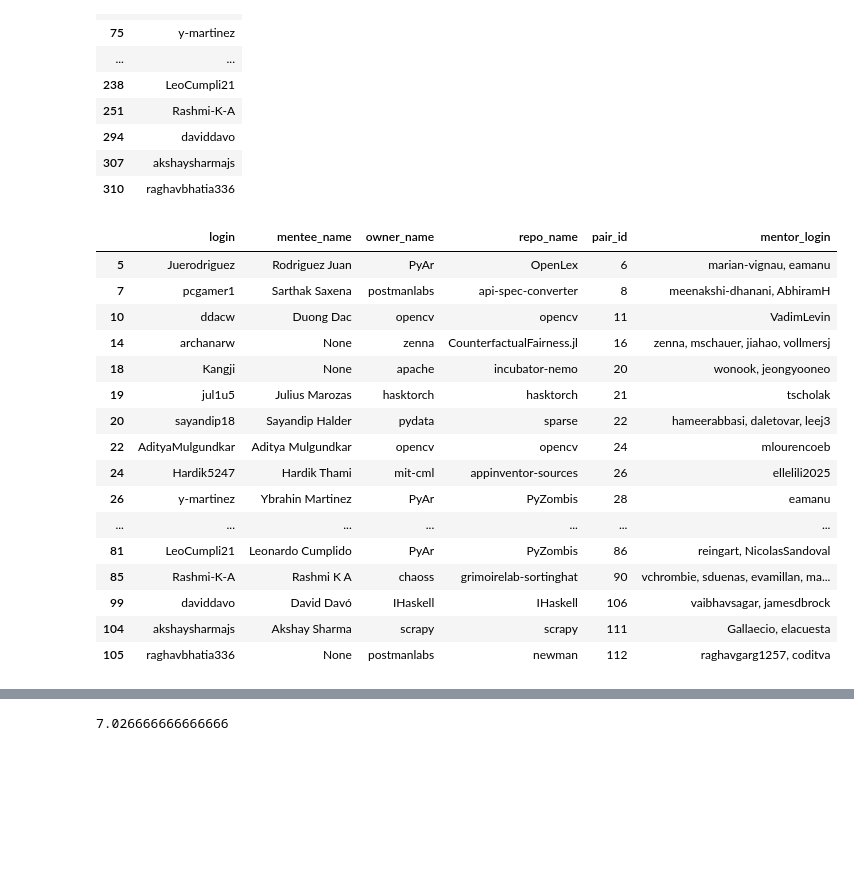
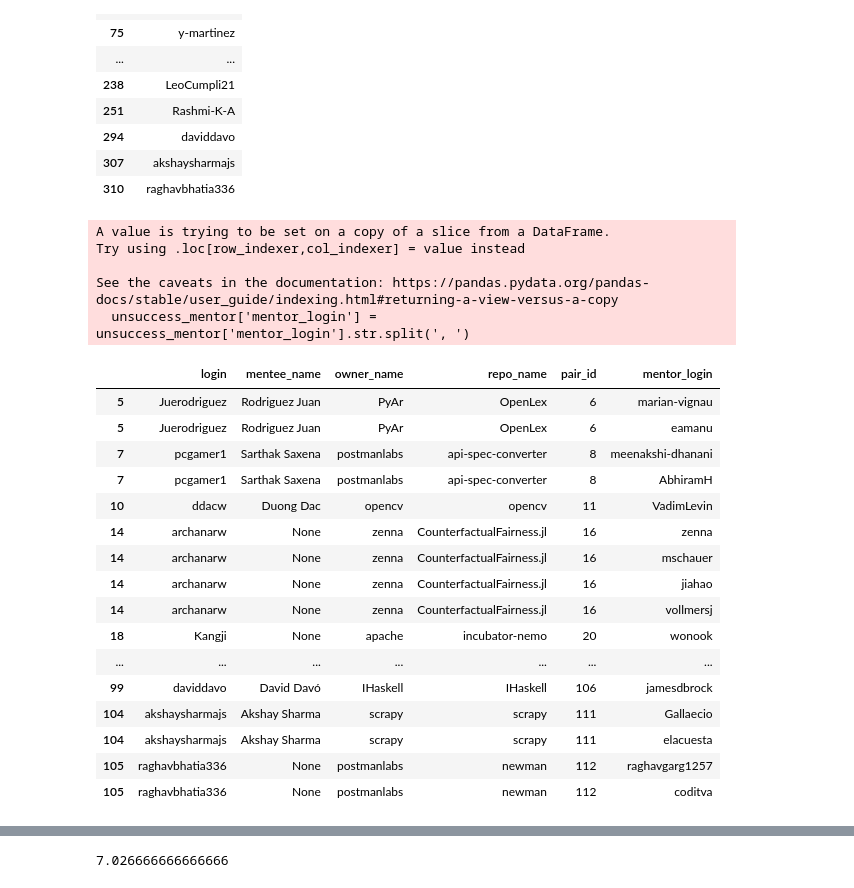
Before and after one commit to coffeehousejazz/honours_thesis, a Jupyter notebook: Code/new queries/GSoC2021.ipynb, the cells around one changed output, grey strips where cells are left out. Cells and saved outputs as stored; diff of their text form; code cells hidden in the pictures; blank space fills up the shorter version.

```diff
--- a/Code/new queries/GSoC2021.ipynb
+++ b/Code/new queries/GSoC2021.ipynb
@@ -211,25 +218,32 @@ unsuccessful
 # %%
 # unsuccessful mentor mentee
 unsuccess_mentor = mentors_mentees[~mentors_mentees['login'].isin(success['mentee_name'])]
+unsuccess_mentor['mentor_login'] = unsuccess_mentor['mentor_login'].str.split(', ')
+unsuccess_mentor = unsuccess_mentor.explode('mentor_login')
 unsuccess_mentor
 # %% [output]
+A value is trying to be set on a copy of a slice from a DataFrame.
+Try using .loc[row_indexer,col_indexer] = value instead
+
+See the caveats in the documentation: https://pandas.pydata.org/pandas-docs/stable/user_guide/indexing.html#returning-a-view-versus-a-copy
+  unsuccess_mentor['mentor_login'] = unsuccess_mentor['mentor_login'].str.split(', ')
 |  | login | mentee_name | owner_name | repo_name | pair_id | mentor_login |
-| 5 | Juerodriguez | Rodriguez Juan | PyAr | OpenLex | 6 | marian-vignau, eamanu |
-| 7 | pcgamer1 | Sarthak Saxena | postmanlabs | api-spec-converter | 8 | meenakshi-dhanani, AbhiramH |
+| 5 | Juerodriguez | Rodriguez Juan | PyAr | OpenLex | 6 | marian-vignau |
+| 5 | Juerodriguez | Rodriguez Juan | PyAr | OpenLex | 6 | eamanu |
+| 7 | pcgamer1 | Sarthak Saxena | postmanlabs | api-spec-converter | 8 | meenakshi-dhanani |
+| 7 | pcgamer1 | Sarthak Saxena | postmanlabs | api-spec-converter | 8 | AbhiramH |
 | 10 | ddacw | Duong Dac | opencv | opencv | 11 | VadimLevin |
-| 14 | archanarw | None | zenna | CounterfactualFairness.jl | 16 | zenna, mschauer, jiahao, vollmersj |
-| 18 | Kangji | None | apache | incubator-nemo | 20 | wonook, jeongyooneo |
-| 19 | jul1u5 | Julius Marozas | hasktorch | hasktorch | 21 | tscholak |
-| 20 | sayandip18 | Sayandip Halder | pydata | sparse | 22 | hameerabbasi, daletovar, leej3 |
-| 22 | AdityaMulgundkar | Aditya Mulgundkar | opencv | opencv | 24 | mlourencoeb |
-| 24 | Hardik5247 | Hardik Thami | mit-cml | appinventor-sources | 26 | ellelili2025 |
-| 26 | y-martinez | Ybrahin Martinez | PyAr | PyZombis | 28 | eamanu |
+| 14 | archanarw | None | zenna | CounterfactualFairness.jl | 16 | zenna |
+| 14 | archanarw | None | zenna | CounterfactualFairness.jl | 16 | mschauer |
+| 14 | archanarw | None | zenna | CounterfactualFairness.jl | 16 | jiahao |
+| 14 | archanarw | None | zenna | CounterfactualFairness.jl | 16 | vollmersj |
+| 18 | Kangji | None | apache | incubator-nemo | 20 | wonook |
 | ... | ... | ... | ... | ... | ... | ... |
-| 81 | LeoCumpli21 | Leonardo Cumplido | PyAr | PyZombis | 86 | reingart, NicolasSandoval |
-| 85 | Rashmi-K-A | Rashmi K A | chaoss | grimoirelab-sortinghat | 90 | vchrombie, sduenas, evamillan, ma... |
-| 99 | daviddavo | David Davó | IHaskell | IHaskell | 106 | vaibhavsagar, jamesdbrock |
-| 104 | akshaysharmajs | Akshay Sharma | scrapy | scrapy | 111 | Gallaecio, elacuesta |
-| 105 | raghavbhatia336 | None | postmanlabs | newman | 112 | raghavgarg1257, coditva |
+| 99 | daviddavo | David Davó | IHaskell | IHaskell | 106 | jamesdbrock |
+| 104 | akshaysharmajs | Akshay Sharma | scrapy | scrapy | 111 | Gallaecio |
+| 104 | akshaysharmajs | Akshay Sharma | scrapy | scrapy | 111 | elacuesta |
+| 105 | raghavbhatia336 | None | postmanlabs | newman | 112 | raghavgarg1257 |
+| 105 | raghavbhatia336 | None | postmanlabs | newman | 112 | coditva |
 # %%
 # pulls during project dates
 project_pulls = pulls_df[(pd.to_datetime(pulls_df['closed_at']) >= '2021-6-07') & (pd.to_datetime(pulls_df['closed_at']) <= '2021-8-30')]
```
Also changed, not shown: parts of 14 cells of this notebook.
